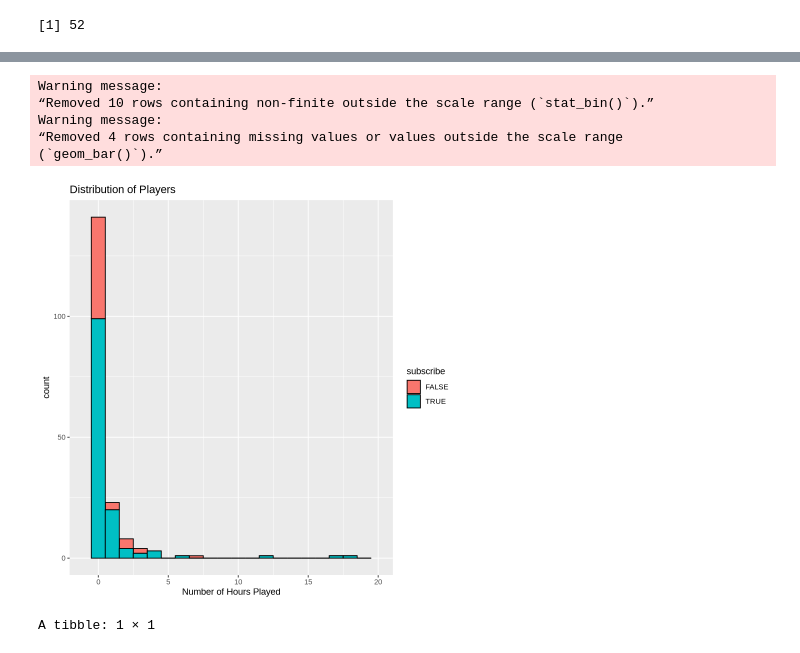
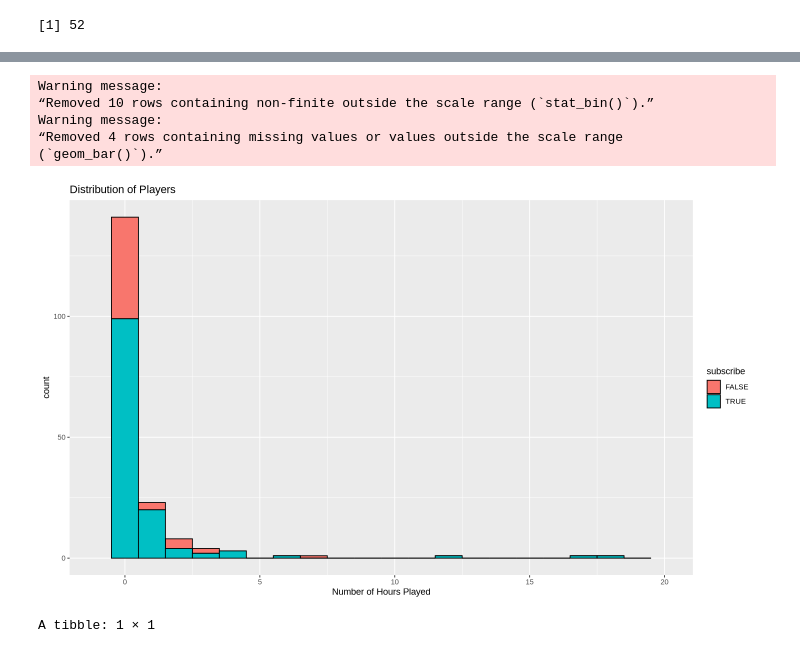
Before and after one commit to Kqvii/DSCI100-Group13, a Jupyter notebook: GroupProject-2.ipynb, the cells around one changed output, grey strips where cells are left out. Saved outputs shown, nothing was run; the diff lists cells and outputs as text; code cells hidden in the pictures.

```diff
--- a/GroupProject-2.ipynb
+++ b/GroupProject-2.ipynb
@@ -63,7 +28,7 @@ The columns in this data set are:
 # %%
 players <- read_csv("data/players.csv") |>
     mutate(subscribe = as_factor(subscribe)) |>
-    filter(!is.na(Age))
+    filter(!is.na(Age), !is.na(played_hours), !is.na(subscribe))
 players
 # %% [output]
 Rows: 196 Columns: 7
@@ -234,18 +208,19 @@ players_plot
 # %%
+options(repr.plot.width=12)
 players_dist <- players_wrangled |>
     ggplot(aes(x = played_hours, fill = subscribe)) +
     geom_histogram(binwidth = 1, color = "Black") +
     scale_x_continuous(limits = c(-1, 20)) +
     labs(x = "Number of Hours Played", title = "Distribution of Players")
 
 players_dist
 # %% [output]
 Warning message:
 “Removed 10 rows containing non-finite outside the scale range (`stat_bin()`).”
 Warning message:
 “Removed 4 rows containing missing values or values outside the scale range
 (`geom_bar()`).”
-[figure, old version]
+[figure, new version]
 # %%
 new_obs <- tibble(played_hours = 0.1,Age =40)
 class_prediction <- predict(subscribe_fit, new_obs)
```
Also changed, not shown: parts of 5 cells of this notebook.
